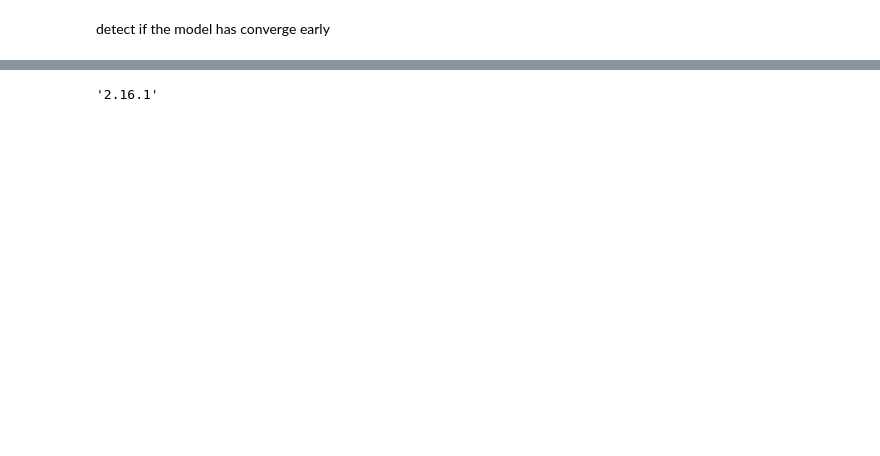
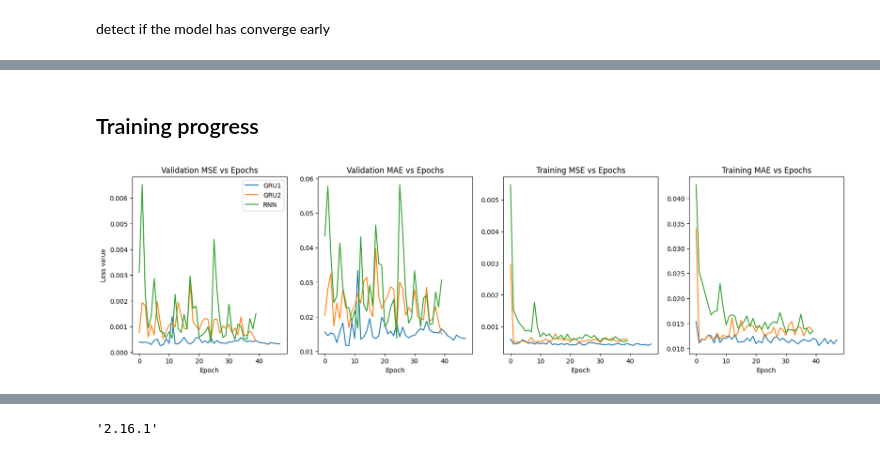
Before and after one commit to BobMak/btc-pred, a Jupyter notebook: notebooks/Data Modelling.ipynb, the cells around one changed output, grey strips where cells are left out. Cells and saved outputs as stored; diff of their text form; code cells hidden in the pictures; blank space fills up the shorter version.

```diff
--- a/notebooks/Data Modelling.ipynb
+++ b/notebooks/Data Modelling.ipynb
@@ -223,3 +313,32 @@ test_predicts = model.predict(test_features)
+# %% [markdown]
+## Training progress
+# %%
+def plot_training_progress(histories, model_names):
+    fig, axes = plt.subplots(1, 4, figsize=(20, 5))
+    for history, name in zip(histories, model_names):
+        train_loss = history.history["loss"]
+        valid_loss = history.history["val_loss"]
+
+        train_mae = history.history["mae"]
+        valid_mae = history.history["val_mae"]
+
+        axes[0].plot(range(len(valid_loss)), valid_loss, label=name)
+        axes[1].plot(range(len(valid_mae)), valid_mae, label=name)
+        axes[2].plot(range(len(train_loss)), train_loss, label=name)
+        axes[3].plot(range(len(train_mae)), train_mae, label=name)
+    axes[0].set_title("Validation MSE vs Epochs")
+    axes[1].set_title("Validation MAE vs Epochs")
+    axes[2].set_title("Training MSE vs Epochs")
+    axes[3].set_title("Training MAE vs Epochs")
+    axes[0].set_ylabel("Loss value")
+    for ax in axes:
+        ax.set_xlabel("Epoch")
+    axes[0].legend()
+    plt.show()
+# %%
+plot_training_progress([history1, history2, history3], ["GRU1", "GRU2", "RNN"])
+# %% [output]
+[figure, added]
 # %%
 import matplotlib.pyplot as plt
 # %%
```
Also changed, not shown: parts of 29 cells of this notebook, 1 other file.
